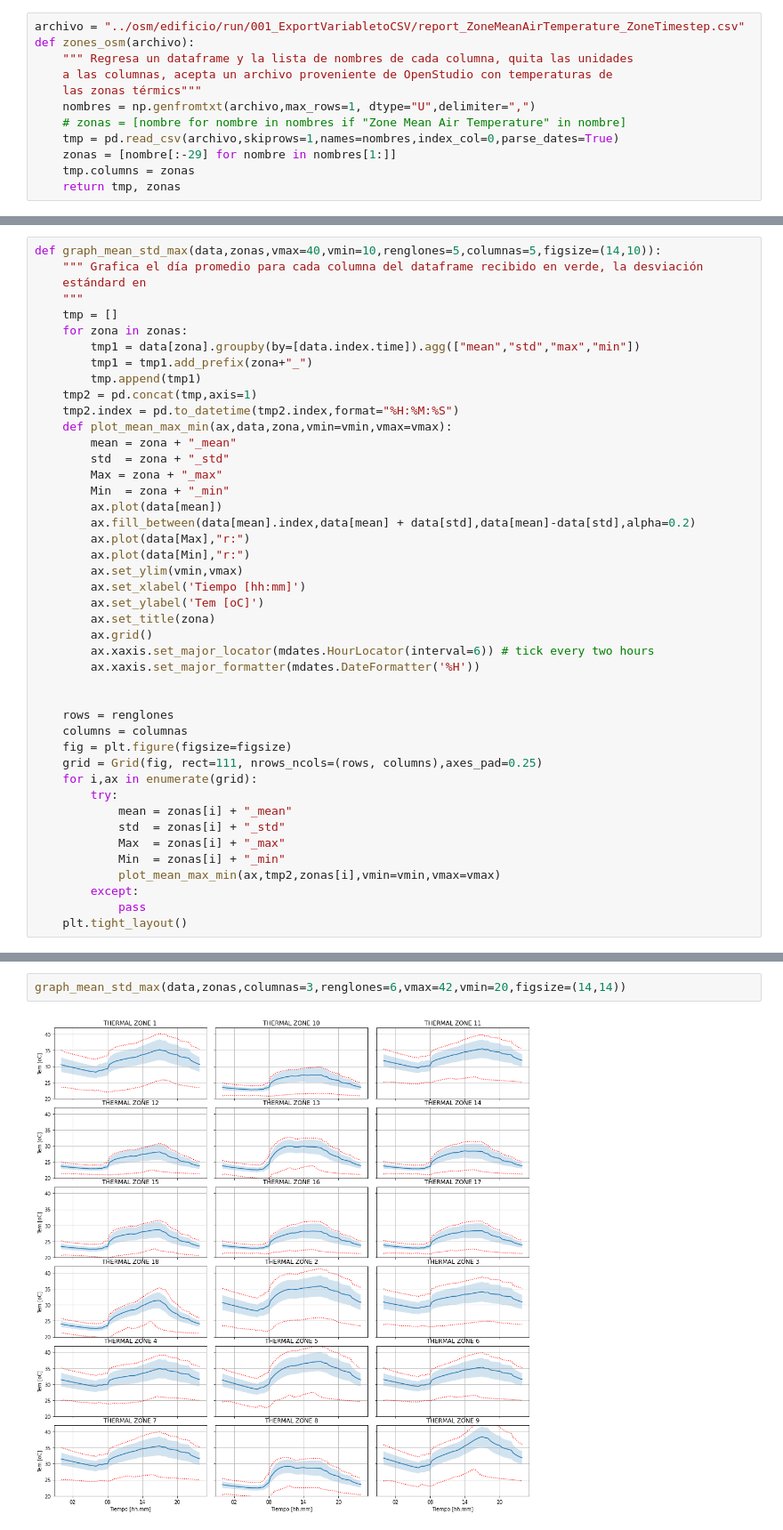
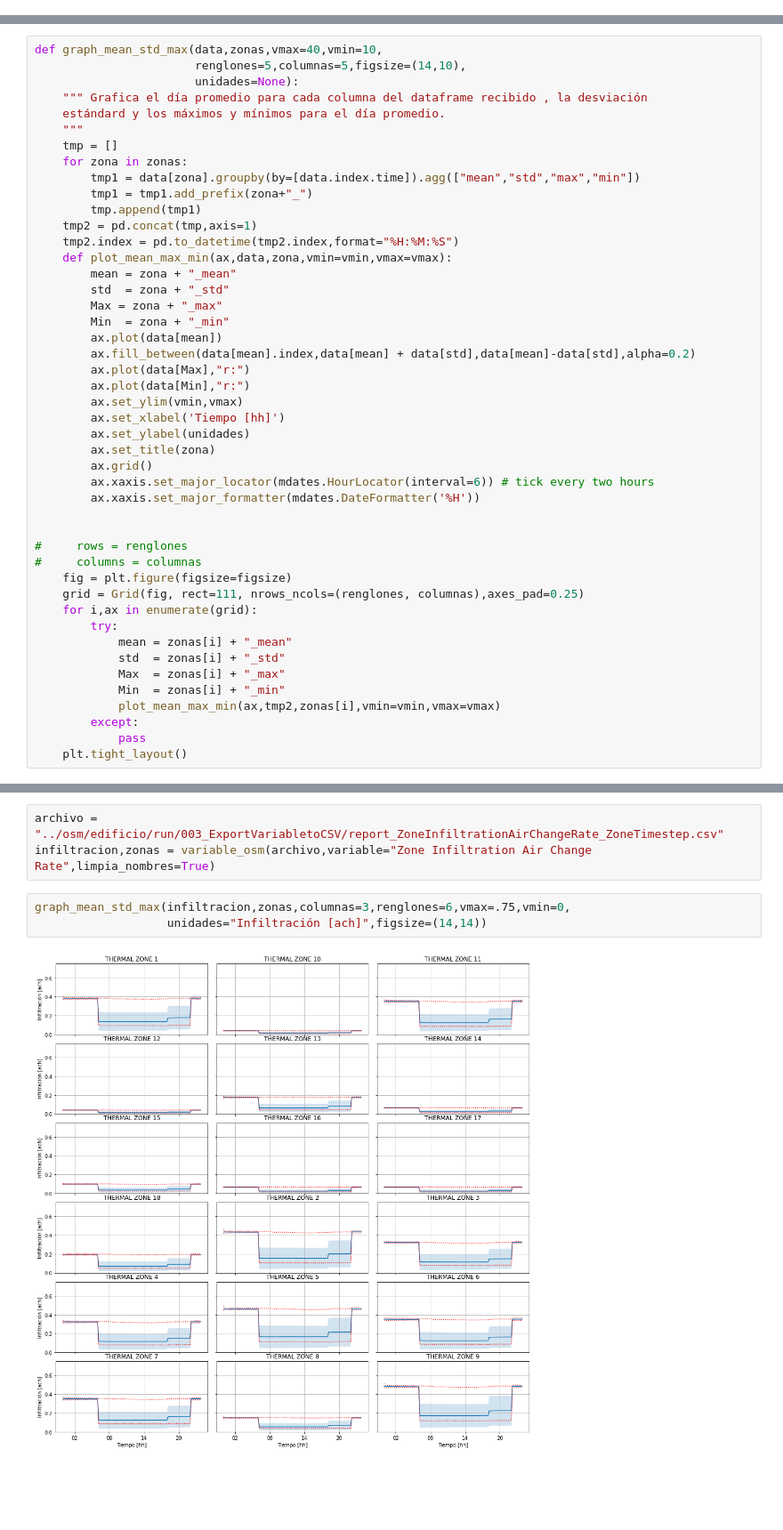
Before and after one commit to AltamarMx/review_simulation, a Jupyter notebook: notebooks/Analisis_nAC.ipynb, the cells around one changed output, grey strips where cells are left out. Shown: that part at 89% size. Drawn from its saved outputs; the diff is of its cells as text; blank space fills up the shorter version.

Commit message:
funciones listas y pulidas

```diff
--- a/notebooks/Analisis_nAC.ipynb
+++ b/notebooks/Analisis_nAC.ipynb
@@ -9,12 +7,0 @@ from mpl_toolkits.axes_grid1 import Grid
-# %%
-archivo = "../osm/edificio/run/001_ExportVariabletoCSV/report_ZoneMeanAirTemperature_ZoneTimestep.csv"
-def zones_osm(archivo):
-    """ Regresa un dataframe y la lista de nombres de cada columna, quita las unidades
-    a las columnas, acepta un archivo proveniente de OpenStudio con temperaturas de
-    las zonas térmics"""
-    nombres = np.genfromtxt(archivo,max_rows=1, dtype="U",delimiter=",")
-    # zonas = [nombre for nombre in nombres if "Zone Mean Air Temperature" in nombre]
-    tmp = pd.read_csv(archivo,skiprows=1,names=nombres,index_col=0,parse_dates=True)
-    zonas = [nombre[:-29] for nombre in nombres[1:]]
-    tmp.columns = zonas
-    return tmp, zonas
@@ -21,7 +39,9 @@ def zones_osm(archivo):
 # %%
-def graph_mean_std_max(data,zonas,vmax=40,vmin=10,renglones=5,columnas=5,figsize=(14,10)):
-    """ Grafica el día promedio para cada columna del dataframe recibido en verde, la desviación
-    estándard en
+def graph_mean_std_max(data,zonas,vmax=40,vmin=10,
+                       renglones=5,columnas=5,figsize=(14,10),
+                       unidades=None):
+    """ Grafica el día promedio para cada columna del dataframe recibido , la desviación
+    estándard y los máximos y mínimos para el día promedio.
     """
     tmp = []
     for zona in zonas:
@@ -40,18 +60,18 @@ def graph_mean_std_max(data,zonas,vmax=40,vmin=10,renglones=5,columnas=5,figsize
         ax.plot(data[Max],"r:")
         ax.plot(data[Min],"r:")
         ax.set_ylim(vmin,vmax)
-        ax.set_xlabel('Tiempo [hh:mm]')
-        ax.set_ylabel('Tem [oC]')
+        ax.set_xlabel('Tiempo [hh]')
+        ax.set_ylabel(unidades)
         ax.set_title(zona)
         ax.grid()
         ax.xaxis.set_major_locator(mdates.HourLocator(interval=6)) # tick every two hours
         ax.xaxis.set_major_formatter(mdates.DateFormatter('%H'))
 
 
-    rows = renglones
-    columns = columnas
+#     rows = renglones
+#     columns = columnas
     fig = plt.figure(figsize=figsize)
-    grid = Grid(fig, rect=111, nrows_ncols=(rows, columns),axes_pad=0.25)
+    grid = Grid(fig, rect=111, nrows_ncols=(renglones, columnas),axes_pad=0.25)
     for i,ax in enumerate(grid):
         try:
             mean = zonas[i] + "_mean"
@@ -67,4 +93,8 @@ data,zonas = zones_osm(archivo)
+# %%
+archivo = "../osm/edificio/run/003_ExportVariabletoCSV/report_ZoneInfiltrationAirChangeRate_ZoneTimestep.csv"
+infiltracion,zonas = variable_osm(archivo,variable="Zone Infiltration Air Change Rate",limpia_nombres=True)
 # %%
-graph_mean_std_max(data,zonas,columnas=3,renglones=6,vmax=42,vmin=20,figsize=(14,14))
+graph_mean_std_max(infiltracion,zonas,columnas=3,renglones=6,vmax=.75,vmin=0,
+                   unidades="Infiltración [ach]",figsize=(14,14))
 # %% [output]
-[figure, old version]
+[figure, new version]
```
Also changed, not shown: parts of 5 cells of this notebook, 30 other files.
